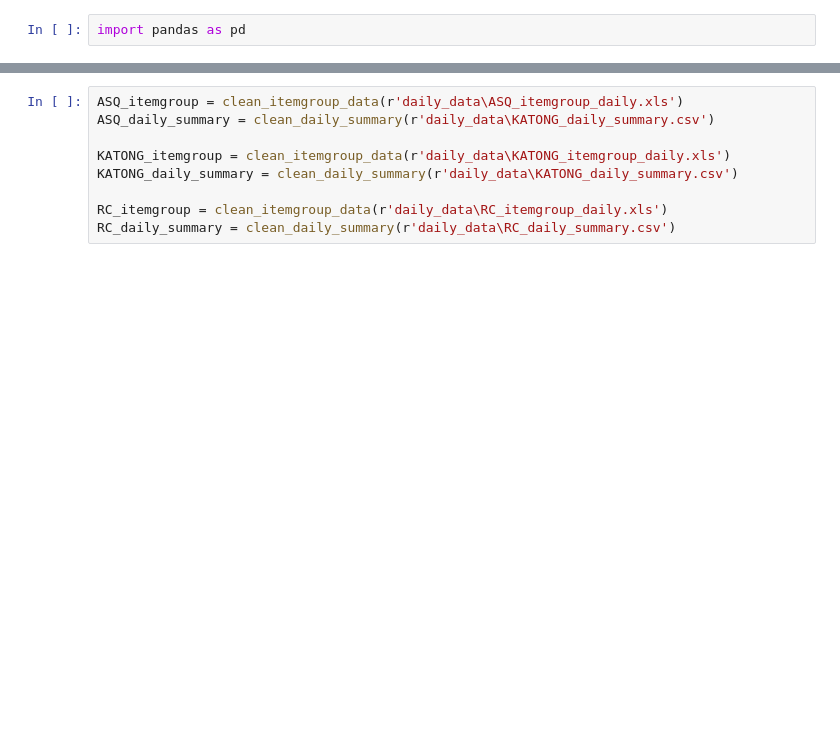
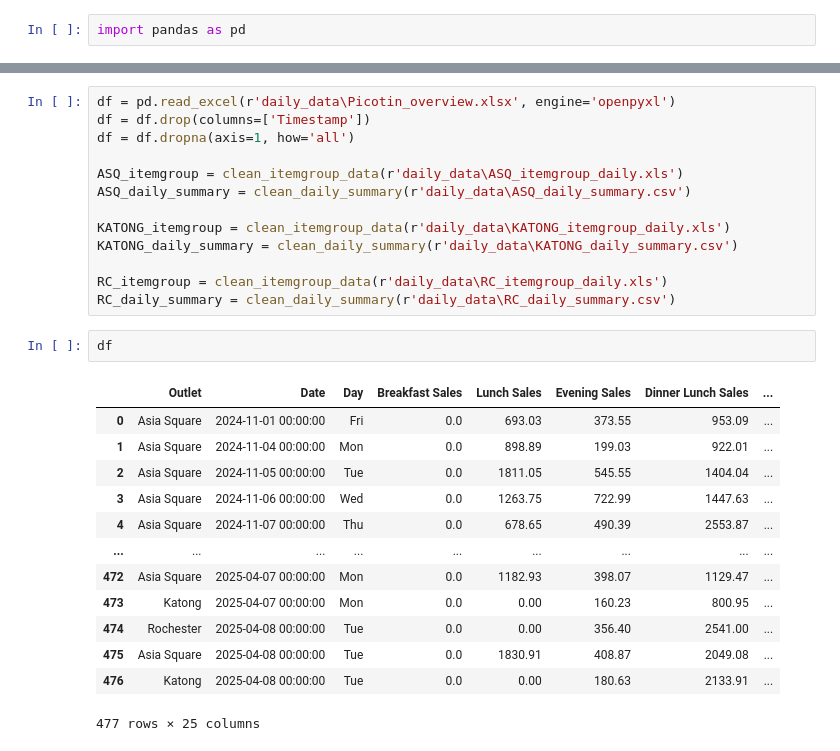
Before and after one commit to shikivaahan/Picotin, a Jupyter notebook: EDA.ipynb, the cells around one changed output, grey strips where cells are left out. Saved outputs shown, nothing was run; the diff lists cells and outputs as text; blank space fills up the shorter version.

```diff
--- a/EDA.ipynb
+++ b/EDA.ipynb
@@ -85,10 +106,30 @@ def clean_daily_summary(file_path):
 # %%
+df = pd.read_excel(r'daily_data\Picotin_overview.xlsx', engine='openpyxl')
+df = df.drop(columns=['Timestamp'])
+df = df.dropna(axis=1, how='all')
+
 ASQ_itemgroup = clean_itemgroup_data(r'daily_data\ASQ_itemgroup_daily.xls')
-ASQ_daily_summary = clean_daily_summary(r'daily_data\KATONG_daily_summary.csv')
+ASQ_daily_summary = clean_daily_summary(r'daily_data\ASQ_daily_summary.csv')
 
 KATONG_itemgroup = clean_itemgroup_data(r'daily_data\KATONG_itemgroup_daily.xls')
 KATONG_daily_summary = clean_daily_summary(r'daily_data\KATONG_daily_summary.csv')
 
 RC_itemgroup = clean_itemgroup_data(r'daily_data\RC_itemgroup_daily.xls')
 RC_daily_summary = clean_daily_summary(r'daily_data\RC_daily_summary.csv')
+# %%
+df
+# %% [output]
+|  | Outlet | Date | Day | Breakfast Sales | Lunch Sales | Evening Sales | Dinner Lunch Sales | ... |
+| 0 | Asia Square | 2024-11-01 00:00:00 | Fri | 0.0 | 693.03 | 373.55 | 953.09 | ... |
+| 1 | Asia Square | 2024-11-04 00:00:00 | Mon | 0.0 | 898.89 | 199.03 | 922.01 | ... |
+| 2 | Asia Square | 2024-11-05 00:00:00 | Tue | 0.0 | 1811.05 | 545.55 | 1404.04 | ... |
+| 3 | Asia Square | 2024-11-06 00:00:00 | Wed | 0.0 | 1263.75 | 722.99 | 1447.63 | ... |
+| 4 | Asia Square | 2024-11-07 00:00:00 | Thu | 0.0 | 678.65 | 490.39 | 2553.87 | ... |
+| ... | ... | ... | ... | ... | ... | ... | ... | ... |
+| 472 | Asia Square | 2025-04-07 00:00:00 | Mon | 0.0 | 1182.93 | 398.07 | 1129.47 | ... |
+| 473 | Katong | 2025-04-07 00:00:00 | Mon | 0.0 | 0.00 | 160.23 | 800.95 | ... |
+| 474 | Rochester | 2025-04-08 00:00:00 | Tue | 0.0 | 0.00 | 356.40 | 2541.00 | ... |
+| 475 | Asia Square | 2025-04-08 00:00:00 | Tue | 0.0 | 1830.91 | 408.87 | 2049.08 | ... |
+| 476 | Katong | 2025-04-08 00:00:00 | Tue | 0.0 | 0.00 | 180.63 | 2133.91 | ... |
+477 rows × 25 columns
 # %%
```
Also changed, not shown: parts of 9 cells of this notebook, 1 other file.
